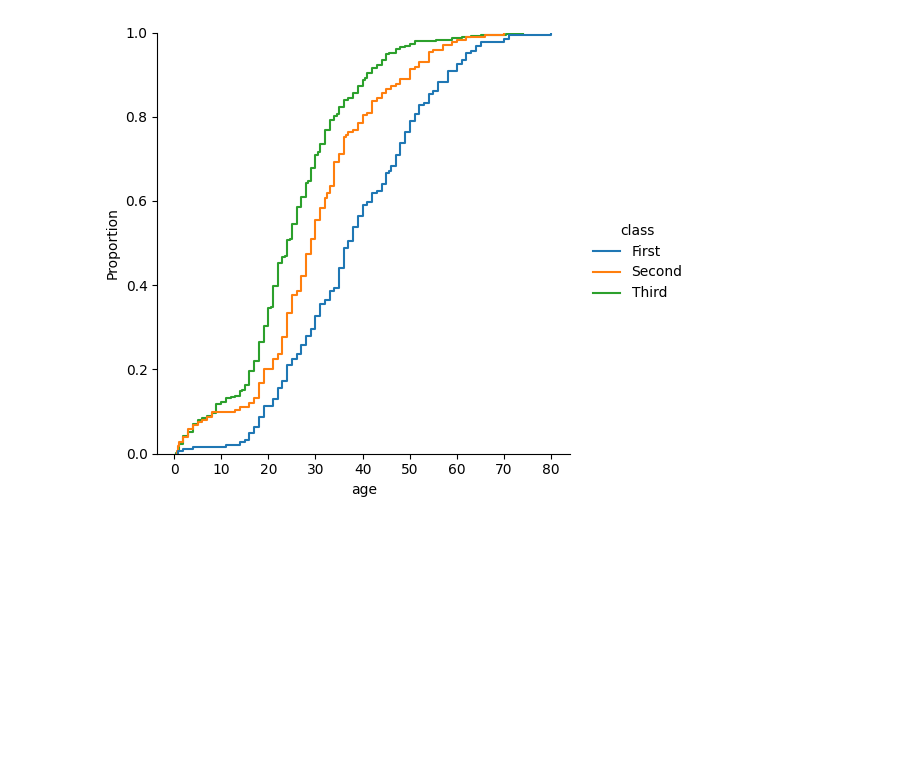
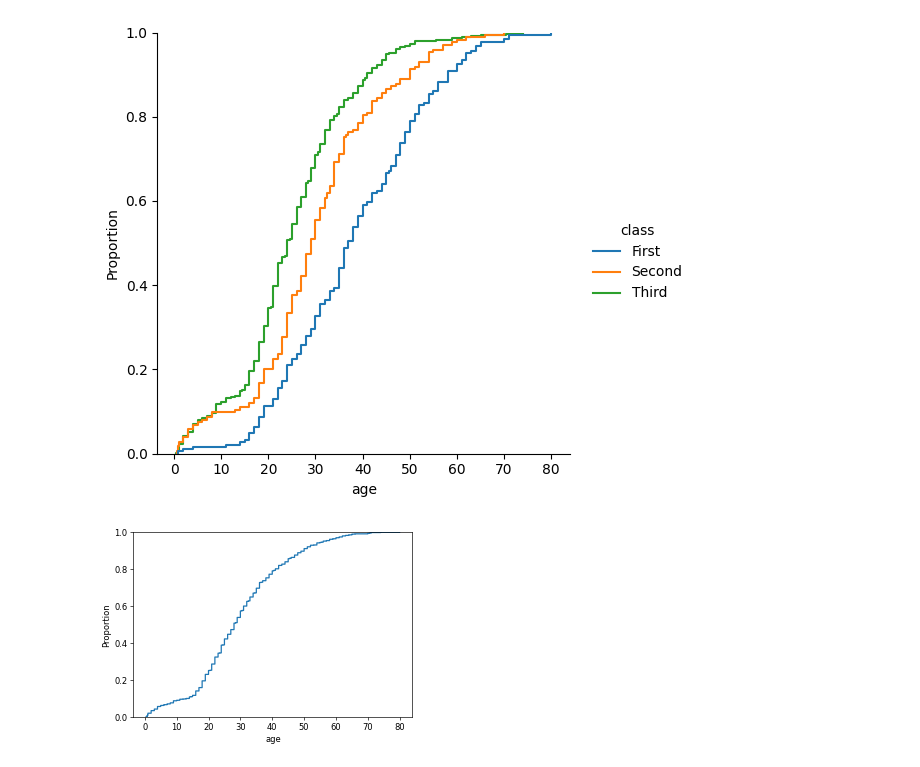
Before and after one commit to ddpatel17/DATA-SCIENCE, a Jupyter notebook: Seaborn/5_ecde.ipynb, the cells around one changed output. Cells and saved outputs as stored; diff of their text form; code cells hidden in the pictures; blank space fills up the shorter version.

```diff
--- a/Seaborn/5_ecde.ipynb
+++ b/Seaborn/5_ecde.ipynb
@@ -20,3 +20,10 @@ plt.show()
 # %% [output]
 <Figure size 360x240 with 0 Axes>
 [figure]
+# %%
+age1 = tit.dropna(subset=['age'])
+plt.figure(figsize=(6,4),dpi=60)
+sns.ecdfplot(x='age',data=age1)
+plt.show()
+# %% [output]
+[figure, added]
```
Also changed, not shown: 8 other files.
